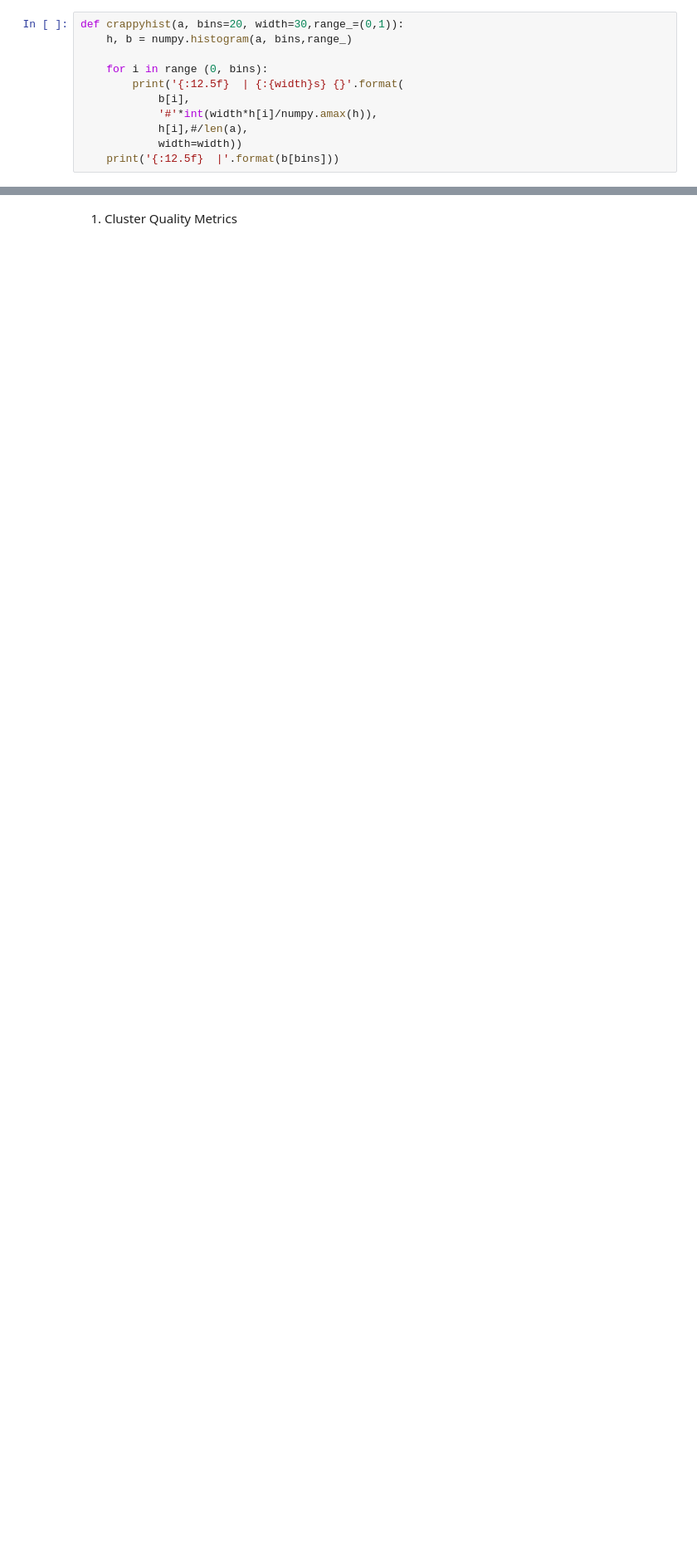
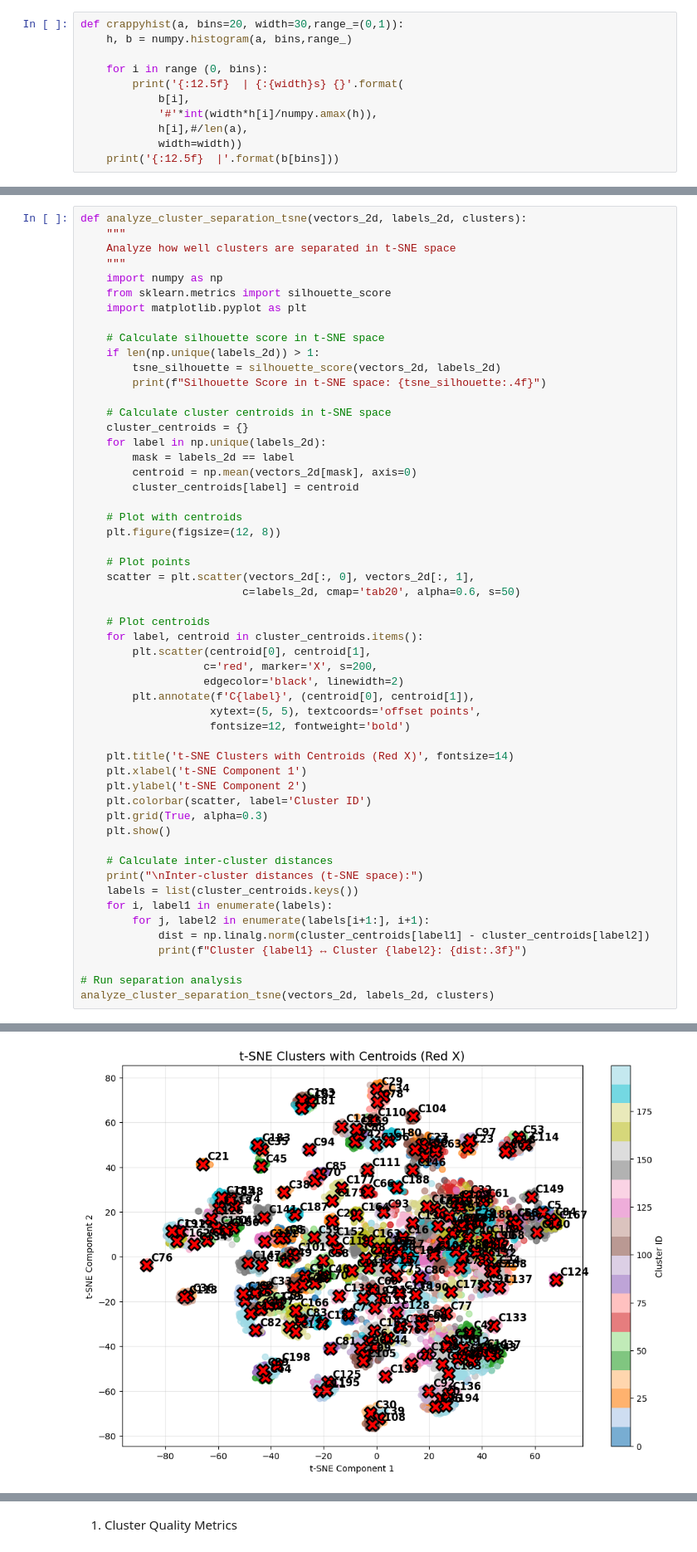
Before and after one commit to harshit-jiit/tas_project_3, a Jupyter notebook: main.ipynb, the cells around one changed output, grey strips where cells are left out. Shown at 83% size. Cells and saved outputs as stored; diff of their text form; blank space fills up the shorter version.

```diff
--- a/main.ipynb
+++ b/main.ipynb
@@ -896,0 +1058,55 @@ perf_monitor.save_summary(os.path.join(run_folder,"perf-monitor.txt"))
+# %%
+def analyze_cluster_separation_tsne(vectors_2d, labels_2d, clusters):
+    """
+    Analyze how well clusters are separated in t-SNE space
+    """
+    import numpy as np
+    from sklearn.metrics import silhouette_score
+    import matplotlib.pyplot as plt
+
+    # Calculate silhouette score in t-SNE space
+    if len(np.unique(labels_2d)) > 1:
+        tsne_silhouette = silhouette_score(vectors_2d, labels_2d)
+        print(f"Silhouette Score in t-SNE space: {tsne_silhouette:.4f}")
+
+    # Calculate cluster centroids in t-SNE space
+    cluster_centroids = {}
+    for label in np.unique(labels_2d):
+        mask = labels_2d == label
+        centroid = np.mean(vectors_2d[mask], axis=0)
+        cluster_centroids[label] = centroid
+
+    # Plot with centroids
+    plt.figure(figsize=(12, 8))
+
+    # Plot points
+    scatter = plt.scatter(vectors_2d[:, 0], vectors_2d[:, 1],
+                         c=labels_2d, cmap='tab20', alpha=0.6, s=50)
+
+    # Plot centroids
+    for label, centroid in cluster_centroids.items():
+        plt.scatter(centroid[0], centroid[1],
+                   c='red', marker='X', s=200,
+                   edgecolor='black', linewidth=2)
+        plt.annotate(f'C{label}', (centroid[0], centroid[1]),
+                    xytext=(5, 5), textcoords='offset points',
+                    fontsize=12, fontweight='bold')
+
+    plt.title('t-SNE Clusters with Centroids (Red X)', fontsize=14)
+    plt.xlabel('t-SNE Component 1')
+    plt.ylabel('t-SNE Component 2')
+    plt.colorbar(scatter, label='Cluster ID')
+    plt.grid(True, alpha=0.3)
+    plt.show()
+
+    # Calculate inter-cluster distances
+    print("\nInter-cluster distances (t-SNE space):")
+    labels = list(cluster_centroids.keys())
+    for i, label1 in enumerate(labels):
+        for j, label2 in enumerate(labels[i+1:], i+1):
+            dist = np.linalg.norm(cluster_centroids[label1] - cluster_centroids[label2])
+            print(f"Cluster {label1} ↔ Cluster {label2}: {dist:.3f}")
+
+# Run separation analysis
+analyze_cluster_separation_tsne(vectors_2d, labels_2d, clusters)
+# %% [output]
@@ -896,0 +1114 @@ perf_monitor.save_summary(os.path.join(run_folder,"perf-monitor.txt"))
+[figure, added]
```
Also changed, not shown: parts of 28 cells of this notebook, 23 other files.
